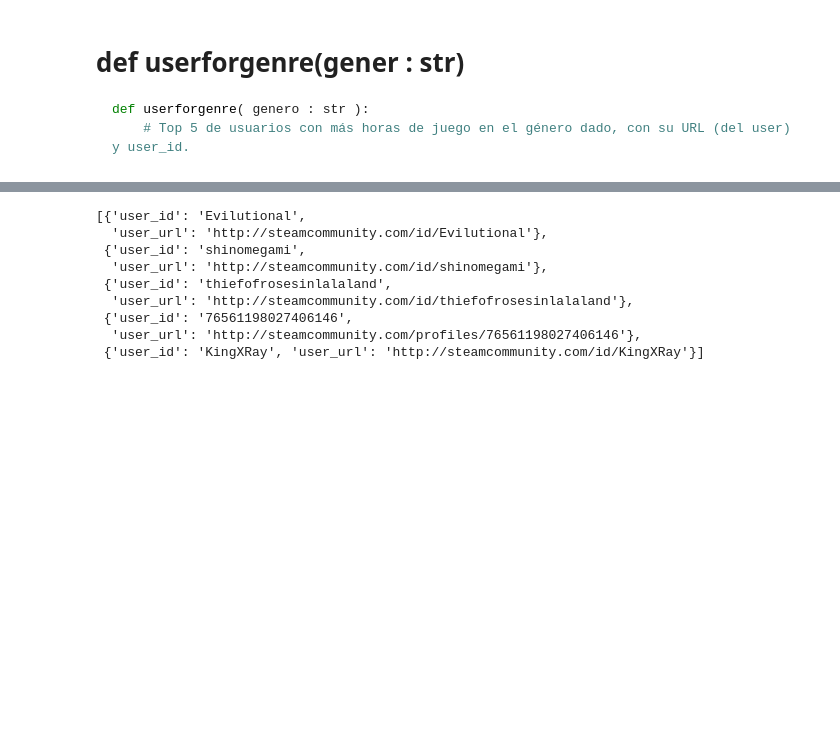
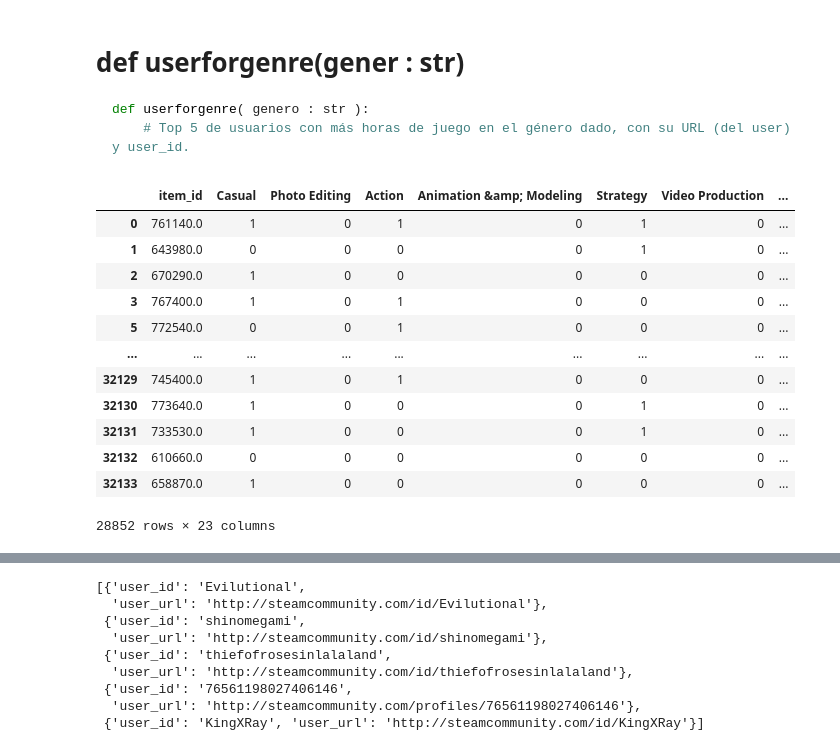
Before and after one commit to kimnegrette3/MLOps-Steam-Recommender-System, a Jupyter notebook: api_funcs.ipynb, the cells around one changed output, grey strips where cells are left out. Cells and saved outputs as stored; diff of their text form; code cells hidden in the pictures; blank space fills up the shorter version.

```diff
--- a/api_funcs.ipynb
+++ b/api_funcs.ipynb
@@ -203,6 +203,22 @@ df_users = df_users.merge(df_binario,on='item_id',how='left')
 df_users.fillna(0,inplace=True)
 
 #
+# %%
+df_binario
+# %% [output]
+|  | item_id | Casual | Photo Editing | Action | Animation &amp; Modeling | Strategy | Video Production | ... |
+| 0 | 761140.0 | 1 | 0 | 1 | 0 | 1 | 0 | ... |
+| 1 | 643980.0 | 0 | 0 | 0 | 0 | 1 | 0 | ... |
+| 2 | 670290.0 | 1 | 0 | 0 | 0 | 0 | 0 | ... |
+| 3 | 767400.0 | 1 | 0 | 1 | 0 | 0 | 0 | ... |
+| 5 | 772540.0 | 0 | 0 | 1 | 0 | 0 | 0 | ... |
+| ... | ... | ... | ... | ... | ... | ... | ... | ... |
+| 32129 | 745400.0 | 1 | 0 | 1 | 0 | 0 | 0 | ... |
+| 32130 | 773640.0 | 1 | 0 | 0 | 0 | 1 | 0 | ... |
+| 32131 | 733530.0 | 1 | 0 | 0 | 0 | 1 | 0 | ... |
+| 32132 | 610660.0 | 0 | 0 | 0 | 0 | 0 | 0 | ... |
+| 32133 | 658870.0 | 1 | 0 | 0 | 0 | 0 | 0 | ... |
+28852 rows × 23 columns
 # %%
 col_sum = [ 'Indie','Racing','Sports','Audio Production','Animation &amp; Modeling',
             'Video Production','Software Training','Casual','Simulation','Utilities',
```
Also changed, not shown: 4 other files.
